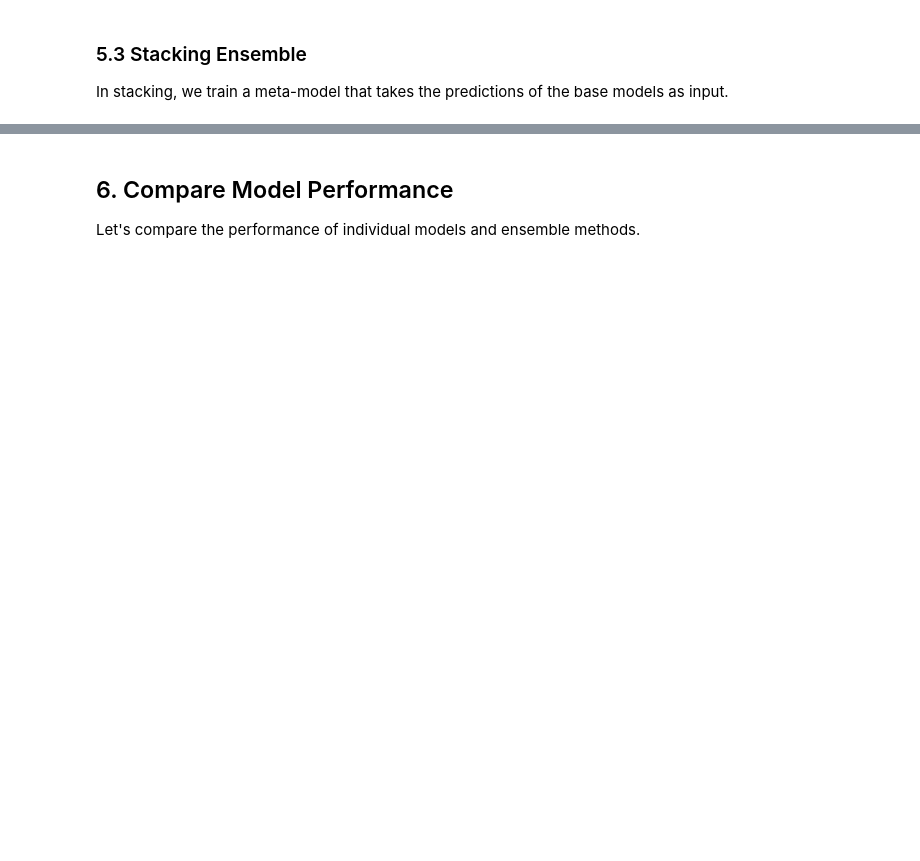
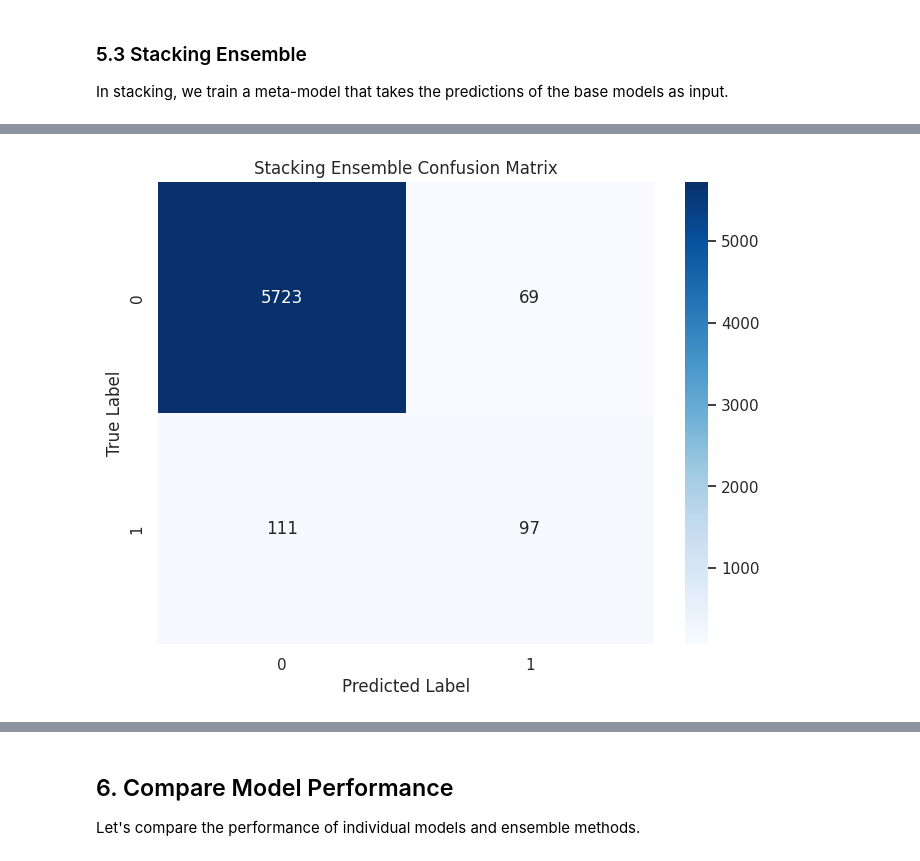
Before and after one commit to zxzinn/hai-dataset-analysis, a Jupyter notebook: ensemble_model.ipynb, the cells around one changed output, grey strips where cells are left out. Saved outputs shown, nothing was run; the diff lists cells and outputs as text; code cells hidden in the pictures; blank space fills up the shorter version.

```diff
--- a/ensemble_model.ipynb
+++ b/ensemble_model.ipynb
@@ -491,6 +712,9 @@ else:
 
 In stacking, we train a meta-model that takes the predictions of the base models as input.
 # %%
+from sklearn.model_selection import train_test_split
+from sklearn.ensemble import RandomForestClassifier
+
 # Implement stacking ensemble
 if len(normalized_scores) >= 2:
     print("Implementing stacking ensemble...")
@@ -500,34 +724,81 @@ if len(normalized_scores) >= 2:
         model: normalized_scores[model] for model in normalized_scores
     })
 
+    # Convert y_test_tabular to numpy array and ensure it's an integer type
+    y_test_np = np.asarray(y_test_tabular).astype(int)
+
+    # Debug information
+    print(f"y_test_tabular type: {type(y_test_tabular)}")
+    print(f"y_test_np type: {type(y_test_np)}, dtype: {y_test_np.dtype}")
+    print(f"Unique values in y_test_np: {np.unique(y_test_np)}")
+
     # Split data for training and testing the meta-model
     X_meta_train, X_meta_test, y_meta_train, y_meta_test = train_test_split(
-        meta_features, y_test_tabular, test_size=0.3, random_state=42
+        meta_features, y_test_np, test_size=0.3, random_state=42
     )
 
+    print(f"X_meta_train shape: {X_meta_train.shape}")
+    print(f"y_meta_train shape: {y_meta_train.shape if hasattr(y_meta_train, 'shape') else 'no shape'}")
+    print(f"First few values of y_meta_train: {y_meta_train[:10]}")
+
+    # Ensure y_meta_train has the correct data type
+    y_meta_train = np.asarray(y_meta_train).astype(int)
+    y_meta_test = np.asarray(y_meta_test).astype(int)
+
     # Train a meta-model (Random Forest)
+    print("Training Random Forest meta-model...")
     meta_model = RandomForestClassifier(n_estimators=100, random_state=42)
-    meta_model.fit(X_meta_train, y_meta_train)
 
-    # Make predictions
-    meta_pred = meta_model.predict(X_meta_test)
+    try:
+        meta_model.fit(X_meta_train, y_meta_train)
+        print("Meta-model training successful")
 
-    # Evaluate stacking ensemble
-    stacking_metrics = evaluate_binary_predictions(y_meta_test, meta_pred, "Stacking Ensemble")
+        # Make predictions
+        meta_pred = meta_model.predict(X_meta_test)
 
-    # Feature importance of the meta-model
-    feature_importances = meta_model.feature_importances_
+        # Evaluate stacking ensemble
+        stacking_metrics = evaluate_binary_predictions(y_meta_test, meta_pred, "Stacking Ensemble")
 
-    # Plot feature importances
-    plt.figure(figsize=(10, 6))
-    plt.bar(meta_features.columns, feature_importances)
-    plt.title('Meta-model Feature Importances')
-    plt.xlabel('Base Model')
-    plt.ylabel('Importance')
-    plt.show()
+        # Feature importance of the meta-model
+        feature_importances = meta_model.feature_importances_
 
-    print("\nMeta-model Feature Importances:")
-    for model, importance in zip(meta_features.columns, feature_importances):
-        print(f"{model}: {importance:.4f}")
+        # Plot feature importances
+        plt.figure(figsize=(10, 6))
+        plt.bar(meta_features.columns, feature_importances)
+        plt.title('Meta-model Feature Importances')
+        plt.xlabel('Base Model')
+        plt.ylabel('Importance')
+        plt.show()
+
+        print("\nMeta-model Feature Importances:")
+        for model, importance in zip(meta_features.columns, feature_importances):
+            print(f"{model}: {importance:.4f}")
+
+    except Exception as e:
+        print(f"Error in meta-model training: {e}")
+
+        # Try a different approach with LogisticRegression
+        print("Trying Logistic Regression instead...")
+        from sklearn.linear_model import LogisticRegression
+
+        lr_meta = LogisticRegression(random_state=42, max_iter=1000)
+        lr_meta.fit(X_meta_train.values, y_meta_train)
+
+        lr_pred = lr_meta.predict(X_meta_test.values)
+        lr_metrics = evaluate_binary_predictions(y_meta_test, lr_pred, "Logistic Regression Meta-model")
+
+        # Show coefficients
+        print("\nLogistic Regression Coefficients:")
+        for model, coef in zip(meta_features.columns, lr_meta.coef_[0]):
+            print(f"{model}: {coef:.4f}")
+
+        # Plot coefficients
+        plt.figure(figsize=(10, 6))
+        plt.bar(meta_features.columns, lr_meta.coef_[0])
+        plt.title('Logistic Regression Coefficients')
+        plt.xlabel('Base Model')
+        plt.ylabel('Coefficient')
+        plt.show()
 else:
     print("Need at least 2 models for stacking ensemble.")
+# %% [output]
@@ -533,0 +820 @@ else:
+[figure, added]
```
Also changed, not shown: parts of 17 cells of this notebook, 2 other files.
